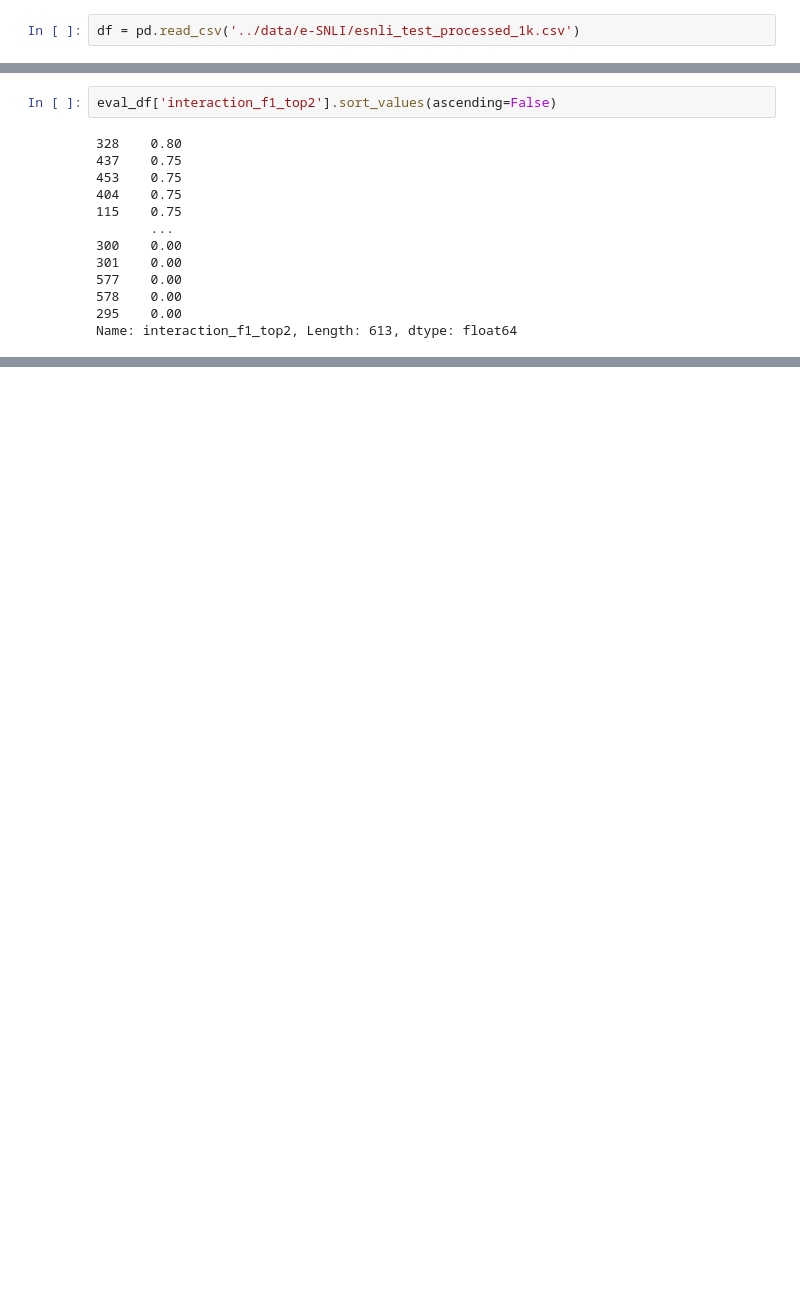
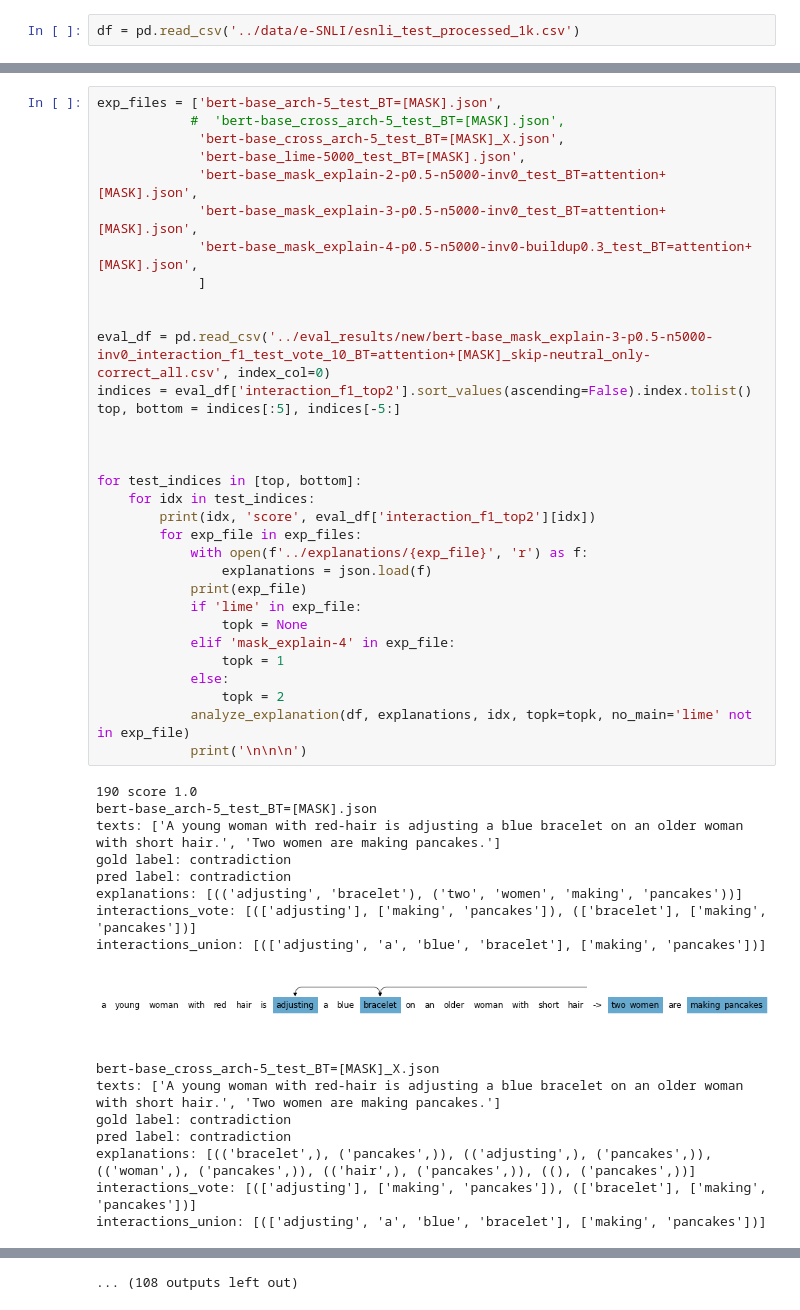
Before and after one commit to syncdoth/MAFIA-Explanation-NLI, a Jupyter notebook: notebooks/visualize_explanation.ipynb, the cells around one changed output, grey strips where cells are left out. Cells and saved outputs as stored; diff of their text form; blank space fills up the shorter version.

```diff
--- a/notebooks/visualize_explanation.ipynb
+++ b/notebooks/visualize_explanation.ipynb
@@ -220,15 +304,49 @@ eval_df
-# %%
-eval_df['interaction_f1_top2'].sort_values(ascending=False)
-# %% [output]
-328    0.80
-437    0.75
-453    0.75
-404    0.75
-115    0.75
-       ...
-300    0.00
-301    0.00
-577    0.00
-578    0.00
-295    0.00
-Name: interaction_f1_top2, Length: 613, dtype: float64
+# %%
+exp_files = ['bert-base_arch-5_test_BT=[MASK].json',
+            #  'bert-base_cross_arch-5_test_BT=[MASK].json',
+             'bert-base_cross_arch-5_test_BT=[MASK]_X.json',
+             'bert-base_lime-5000_test_BT=[MASK].json',
+             'bert-base_mask_explain-2-p0.5-n5000-inv0_test_BT=attention+[MASK].json',
+             'bert-base_mask_explain-3-p0.5-n5000-inv0_test_BT=attention+[MASK].json',
+             'bert-base_mask_explain-4-p0.5-n5000-inv0-buildup0.3_test_BT=attention+[MASK].json',
+             ]
+
+
+eval_df = pd.read_csv('../eval_results/new/bert-base_mask_explain-3-p0.5-n5000-inv0_interaction_f1_test_vote_10_BT=attention+[MASK]_skip-neutral_only-correct_all.csv', index_col=0)
+indices = eval_df['interaction_f1_top2'].sort_values(ascending=False).index.tolist()
+top, bottom = indices[:5], indices[-5:]
+
+
+
+for test_indices in [top, bottom]:
+    for idx in test_indices:
+        print(idx, 'score', eval_df['interaction_f1_top2'][idx])
+        for exp_file in exp_files:
+            with open(f'../explanations/{exp_file}', 'r') as f:
+                explanations = json.load(f)
+            print(exp_file)
+            if 'lime' in exp_file:
+                topk = None
+            elif 'mask_explain-4' in exp_file:
+                topk = 1
+            else:
+                topk = 2
+            analyze_explanation(df, explanations, idx, topk=topk, no_main='lime' not in exp_file)
+            print('\n\n\n')
+# %% [output]
+190 score 1.0
+bert-base_arch-5_test_BT=[MASK].json
+texts: ['A young woman with red-hair is adjusting a blue bracelet on an older woman with short hair.', 'Two women are making pancakes.']
+gold label: contradiction
+pred label: contradiction
+explanations: [(('adjusting', 'bracelet'), ('two', 'women', 'making', 'pancakes'))]
+interactions_vote: [(['adjusting'], ['making', 'pancakes']), (['bracelet'], ['making', 'pancakes'])]
+interactions_union: [(['adjusting', 'a', 'blue', 'bracelet'], ['making', 'pancakes'])]
+[figure, added]
+bert-base_cross_arch-5_test_BT=[MASK]_X.json
+texts: ['A young woman with red-hair is adjusting a blue bracelet on an older woman with short hair.', 'Two women are making pancakes.']
+gold label: contradiction
+pred label: contradiction
+explanations: [(('bracelet',), ('pancakes',)), (('adjusting',), ('pancakes',)), (('woman',), ('pancakes',)), (('hair',), ('pancakes',)), ((), ('pancakes',))]
+interactions_vote: [(['adjusting'], ['making', 'pancakes']), (['bracelet'], ['making', 'pancakes'])]
+interactions_union: [(['adjusting', 'a', 'blue', 'bracelet'], ['making', 'pancakes'])]
@@ -234,0 +386 @@ Name: interaction_f1_top2, Length: 613, dtype: float64
+... (108 outputs left out)
```
Also changed, not shown: parts of 11 cells of this notebook.
